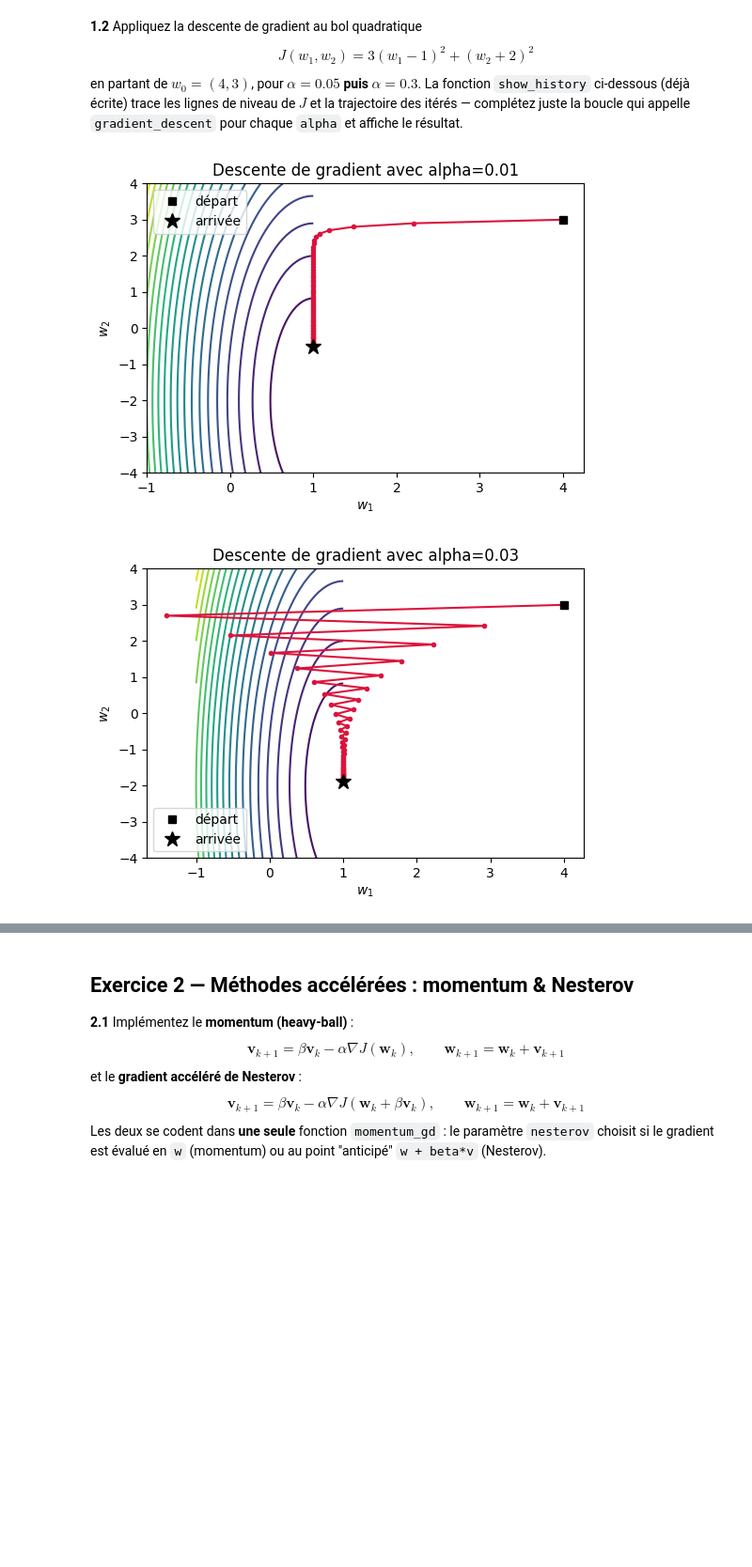
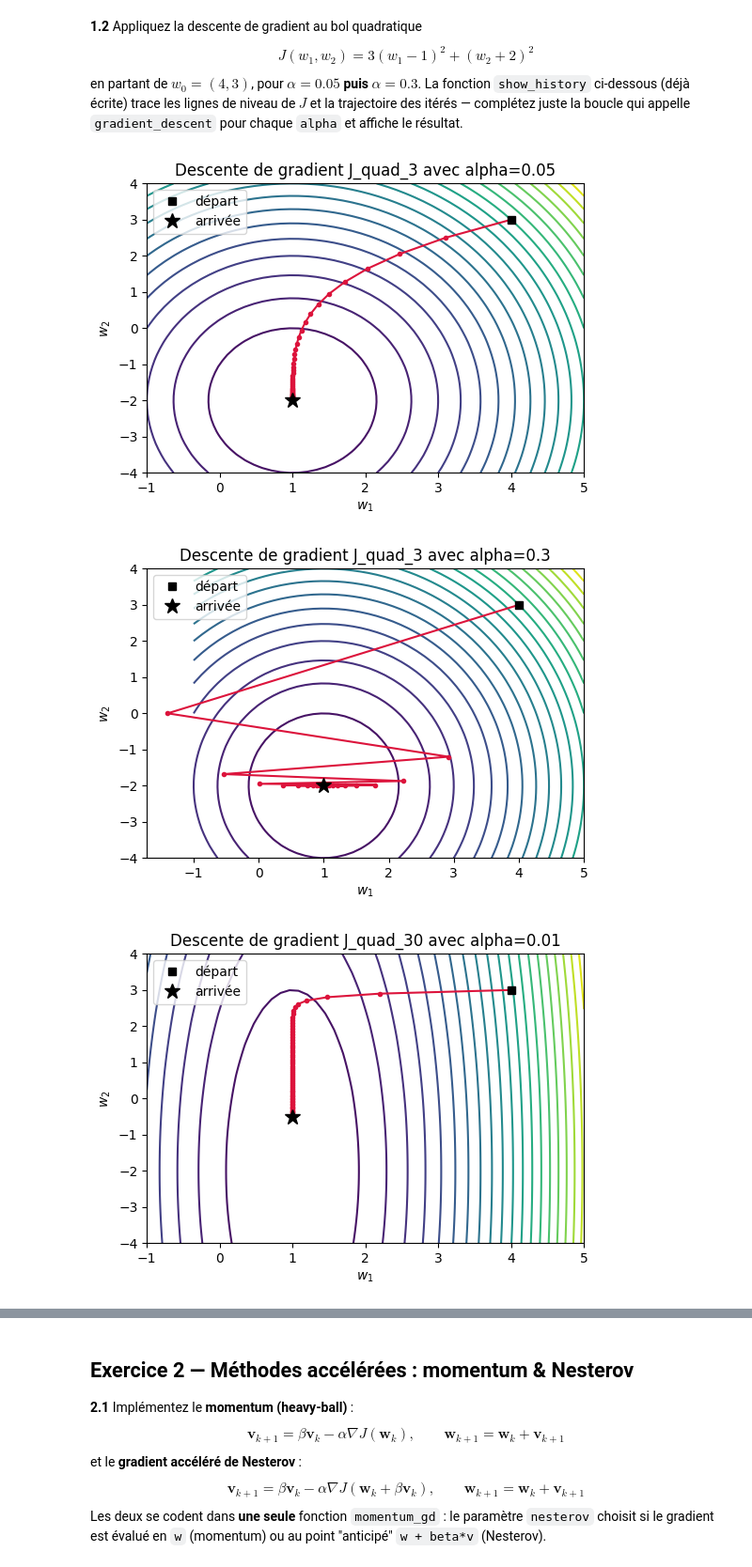
Before and after one commit to neuronexed/Optimisation-S1-LP, a Jupyter notebook: Seance1_TP1_optimisation_continue_lineaire-BERNERD.ipynb, the cells around one changed output, grey strips where cells are left out. Shown at 94% size. Cells and saved outputs as stored; diff of their text form; code cells hidden in the pictures; blank space fills up the shorter version.

```diff
--- a/Seance1_TP1_optimisation_continue_lineaire-BERNERD.ipynb
+++ b/Seance1_TP1_optimisation_continue_lineaire-BERNERD.ipynb
@@ -116,35 +113,48 @@ OK : convergé en 44 itérations vers w* = 2.99956
 $$ J(w_1, w_2) = 3(w_1 - 1)^2 + (w_2 + 2)^2 $$
 en partant de $w_0 = (4, 3)$, pour $\alpha = 0.05$ **puis** $\alpha = 0.3$. La fonction `show_history` ci-dessous (déjà écrite) trace les lignes de niveau de $J$ et la trajectoire des itérés — complétez juste la boucle qui appelle `gradient_descent` pour chaque `alpha` et affiche le résultat.
 # %%
-def J_quad(w):
+#Définition de fonctions de coût quadratiques pour tester la descente de gradient
+#Fonction de coût quadratique J_quad_3
+def J_quad_3(w):
+    return 3 * (w[0] - 1) ** 2 + (w[1] + 2) ** 2
+
+#Fonction de coût quadratique J_quad_30
+def J_quad_30(w):
     return 30 * (w[0] - 1) ** 2 + (w[1] + 2) ** 2
 
 
 def show_history(history, cost_fun, xlim, ylim, title=""):
     a_values, b_values = np.meshgrid(
         np.linspace(*xlim), np.linspace(*ylim)
     )
     Z = np.array(
         [cost_fun([a, b]) for a, b in zip(a_values.flat, b_values.flat)]
     ).reshape(a_values.shape)
     plt.figure()
     plt.contour(a_values, b_values, Z, levels=20, cmap="viridis")
     h = np.array(history)
     plt.plot(h[:, 0], h[:, 1], "o-", color="crimson", markersize=3)
     plt.plot(h[0, 0], h[0, 1], "ks", label="départ")
     plt.plot(h[-1, 0], h[-1, 1], "k*", markersize=12, label="arrivée")
     plt.legend()
     plt.title(title)
     plt.xlabel("$w_1$")
     plt.ylabel("$w_2$")
     plt.show()
 
-# A COMPLETER : pour alpha dans [0.05, 0.3], appelez gradient_descent(J_quad, w_init=[4.0, 3.0],
+# A COMPLETER : pour alpha dans [0.05, 0.3], appelez gradient_descent(J_quad_3, w_init=[4.0, 3.0],
 # alpha=alpha, epochs=60), puis show_history(hist, J_quad, xlim=(-1, 5), ylim=(-4, 4), title=...)
+for alpha in [0.05, 0.3]:
+    _w_check_3, _hist_check_3 = gradient_descent(J_quad_3, w_init=[4.0, 3.0], alpha=alpha, epochs=60)
+    show_history(_hist_check_3, J_quad_3, xlim=(-1, 5), ylim=(-4, 4), title=f"Descente de gradient J_quad_3 avec alpha={alpha}")
+    #raise NotImplementedError("Complétez la boucle ci-dessus")
+
+#Idem avec J_quad_30
 for alpha in [0.01, 0.03]:
-    _w_check, _hist_check = gradient_descent(J_quad, w_init=[4.0, 3.0], alpha=alpha, epochs=60)
-    show_history(_hist_check, J_quad, xlim=(-1, 1), ylim=(-4, 4), title=f"Descente de gradient avec alpha={alpha}")
+    _w_check_30, _hist_check_30 = gradient_descent(J_quad_30, w_init=[4.0, 3.0], alpha=alpha, epochs=60)
+    show_history(_hist_check_30, J_quad_30, xlim=(-1, 5), ylim=(-4, 4), title=f"Descente de gradient J_quad_30 avec alpha={alpha}")
     #raise NotImplementedError("Complétez la boucle ci-dessus")
 # %% [output]
-[figure, old version]
+[figure, new version]
-[figure, old version]
+[figure, new version]
+[figure, added]
```
Also changed, not shown: parts of 12 cells of this notebook.
